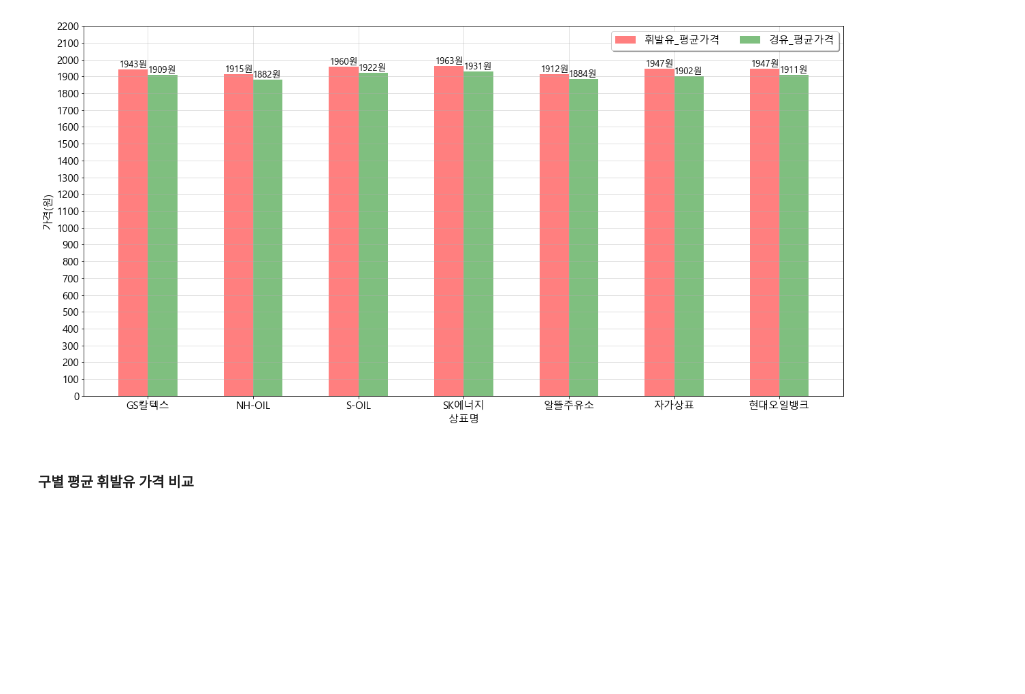
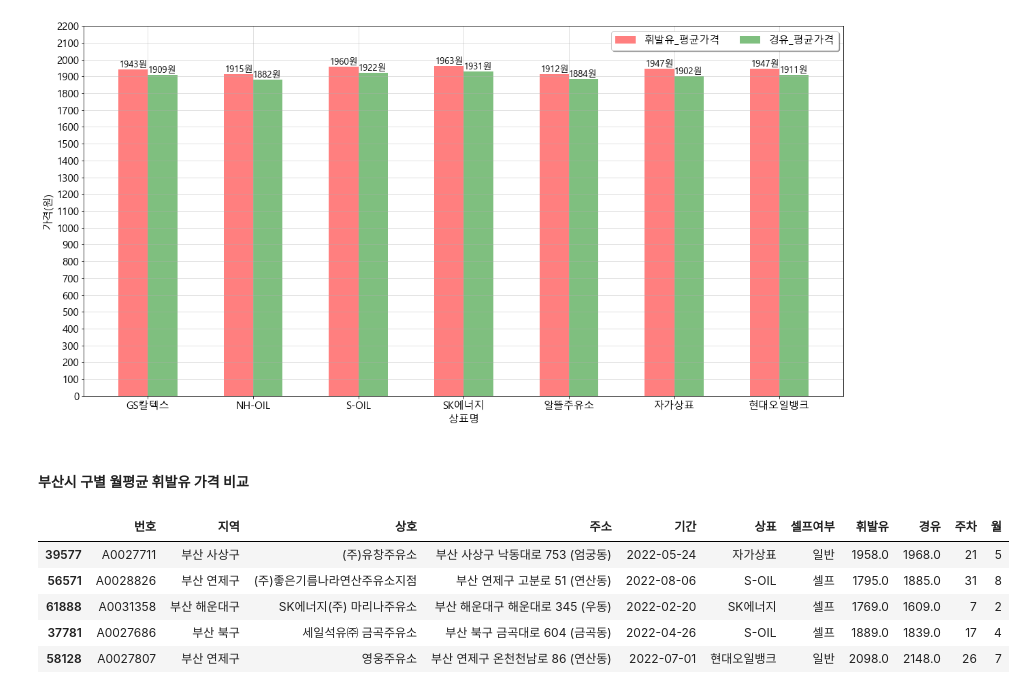
Before and after one commit to certainly-I/Busan-Oil-Price-Analysis, a Jupyter notebook: 주유소_전처리.ipynb, the cells around one changed output. Saved outputs shown, nothing was run; the diff lists cells and outputs as text; code cells hidden in the pictures; blank space fills up the shorter version.

```diff
--- a/주유소_전처리.ipynb
+++ b/주유소_전처리.ipynb
@@ -516,7 +457,18 @@ plt.show()
 # %% [output]
 [figure]
 # %% [markdown]
-#### 구별 평균 휘발유 가격 비교
+#### 부산시 구별 월평균 휘발유 가격 비교
+# %%
+#월(month) 열 추가
+data["월"] = data["기간"].dt.month
+data.sample(5)
+# %% [output]
+|  | 번호 | 지역 | 상호 | 주소 | 기간 | 상표 | 셀프여부 | 휘발유 | 경유 | 주차 | 월 |
+| 39577 | A0027711 | 부산 사상구 | (주)유창주유소 | 부산 사상구 낙동대로 753 (엄궁동) | 2022-05-24 | 자가상표 | 일반 | 1958.0 | 1968.0 | 21 | 5 |
+| 56571 | A0028826 | 부산 연제구 | (주)좋은기름나라연산주유소지점 | 부산 연제구 고분로 51 (연산동) | 2022-08-06 | S-OIL | 셀프 | 1795.0 | 1885.0 | 31 | 8 |
+| 61888 | A0031358 | 부산 해운대구 | SK에너지(주) 마리나주유소 | 부산 해운대구 해운대로 345 (우동) | 2022-02-20 | SK에너지 | 셀프 | 1769.0 | 1609.0 | 7 | 2 |
+| 37781 | A0027686 | 부산 북구 | 세일석유㈜ 금곡주유소 | 부산 북구 금곡대로 604 (금곡동) | 2022-04-26 | S-OIL | 셀프 | 1889.0 | 1839.0 | 17 | 4 |
+| 58128 | A0027807 | 부산 연제구 | 영웅주유소 | 부산 연제구 온천천남로 86 (연산동) | 2022-07-01 | 현대오일뱅크 | 일반 | 2098.0 | 2148.0 | 26 | 7 |
 # %%
 data.head()
 # %% [output]
```
Also changed, not shown: parts of 20 cells of this notebook.
